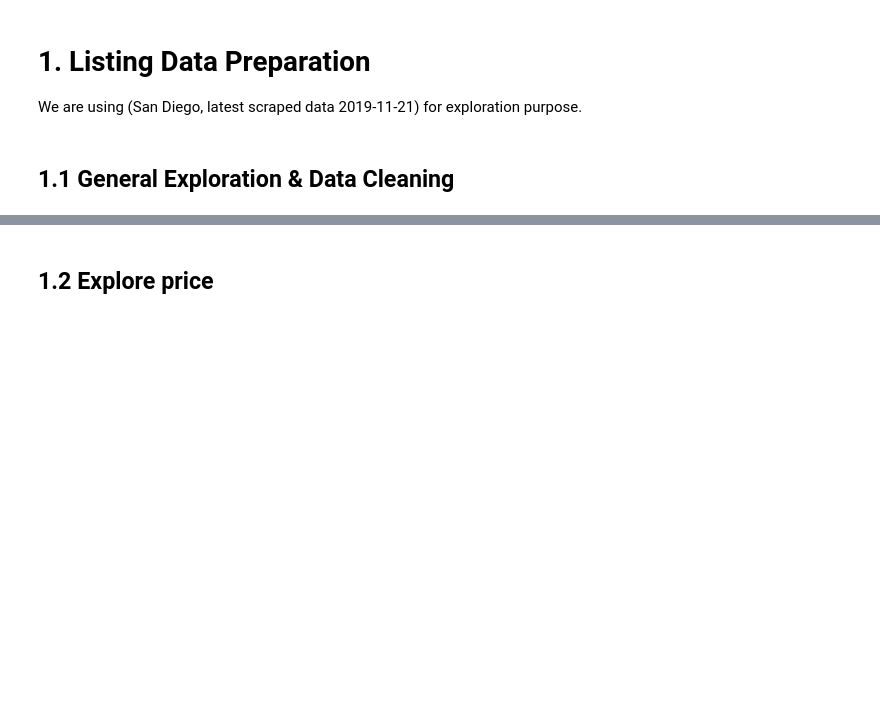
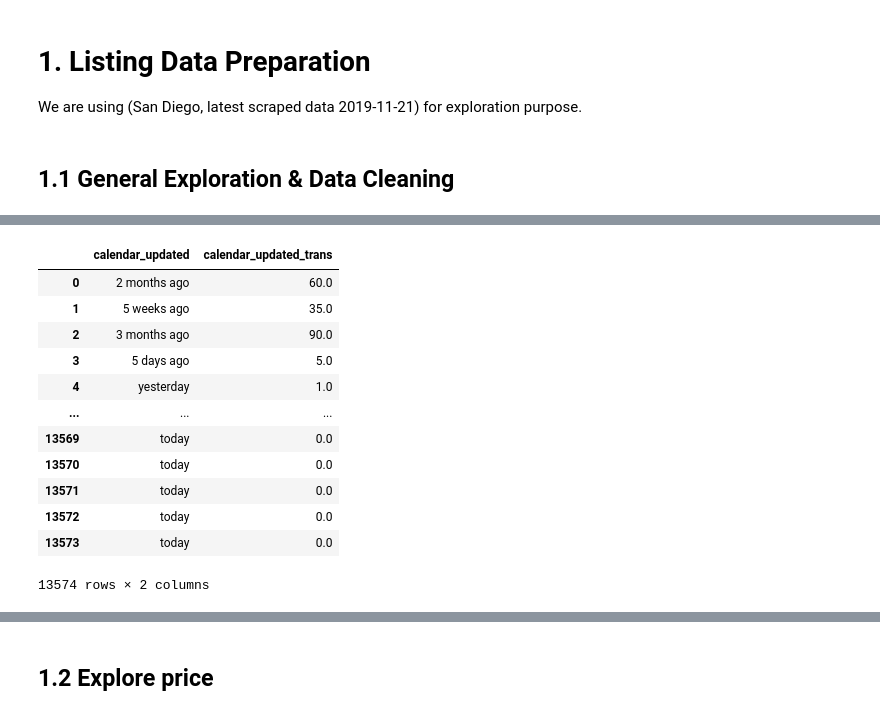
Before and after one commit to YuxinZhang9615/Airbnb-Data-Analysis, a Jupyter notebook: Main_script.ipynb, the cells around one changed output, grey strips where cells are left out. Drawn from its saved outputs; the diff is of its cells as text; code cells hidden in the pictures; blank space fills up the shorter version.

```diff
--- a/Main_script.ipynb
+++ b/Main_script.ipynb
@@ -47,0 +48,42 @@ Number of columns: 106
+# %%
+# encoding "calendar_updated"
+listings['calendar_updated'].value_counts()[1:10]
+temp = listings['calendar_updated'].str.split()
+def calculate_days(lst):
+    if lst != lst:
+        return None
+    if lst[0] == 'a':
+        lst[0] = 1
+    if lst[0] == 'today':
+        return 0
+    elif lst[0] == 'yesterday':
+        return 1
+    elif lst[0] in ['f', 'never']:
+        return None
+    elif len(lst) > 2:
+        if lst[1] in ['years', 'year']:
+            return int(lst[0])*365
+        elif lst[1] in ['months', 'month']:
+            return int(lst[0])*30
+        elif lst[1] in ['weeks', 'week']:
+            return int(lst[0])*7
+        elif lst[1] in ['days', 'days']:
+            return int(lst[0])
+    else:
+        return None
+listings['calendar_updated_trans'] = list(map(calculate_days, temp))
+listings.loc[:,['calendar_updated','calendar_updated_trans']]
+# %% [output]
+|  | calendar_updated | calendar_updated_trans |
+| 0 | 2 months ago | 60.0 |
+| 1 | 5 weeks ago | 35.0 |
+| 2 | 3 months ago | 90.0 |
+| 3 | 5 days ago | 5.0 |
+| 4 | yesterday | 1.0 |
+| ... | ... | ... |
+| 13569 | today | 0.0 |
+| 13570 | today | 0.0 |
+| 13571 | today | 0.0 |
+| 13572 | today | 0.0 |
+| 13573 | today | 0.0 |
+13574 rows × 2 columns
```
Also changed, not shown: parts of 12 cells of this notebook.
